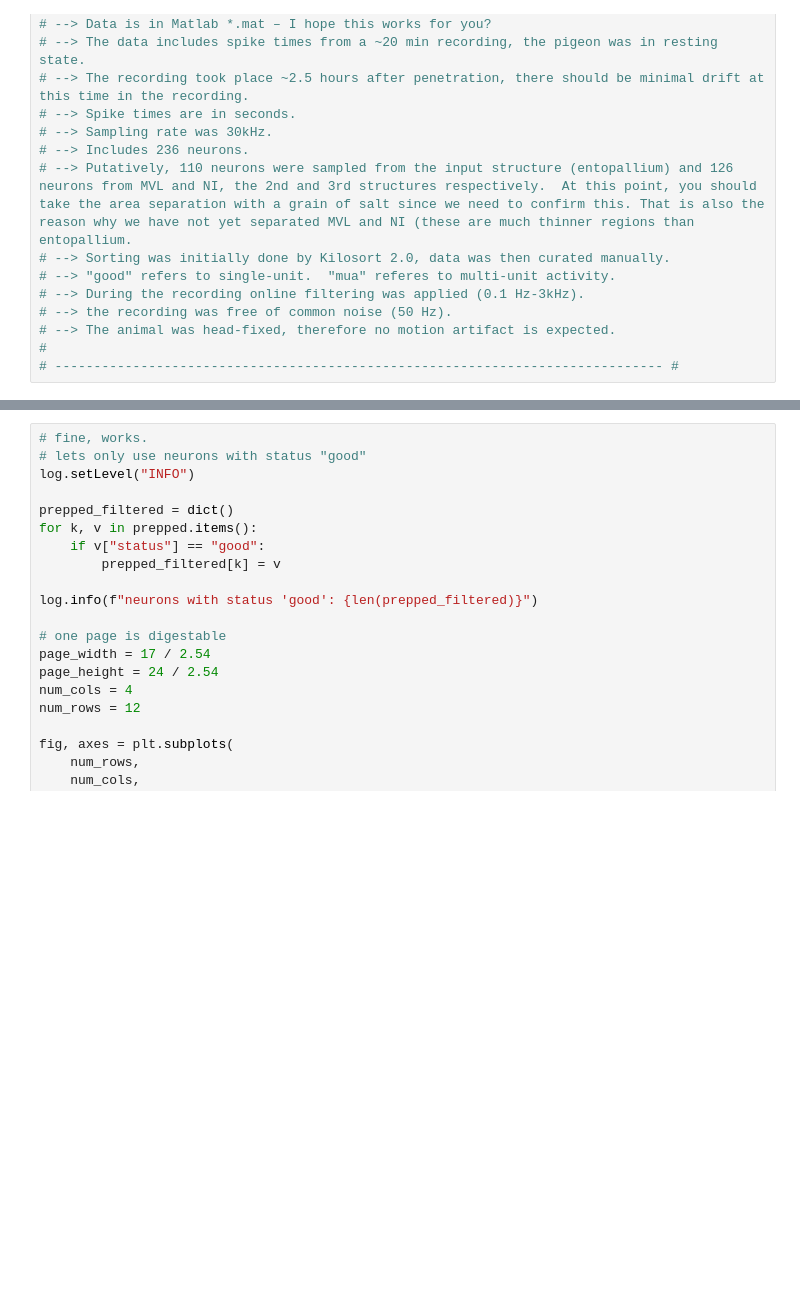
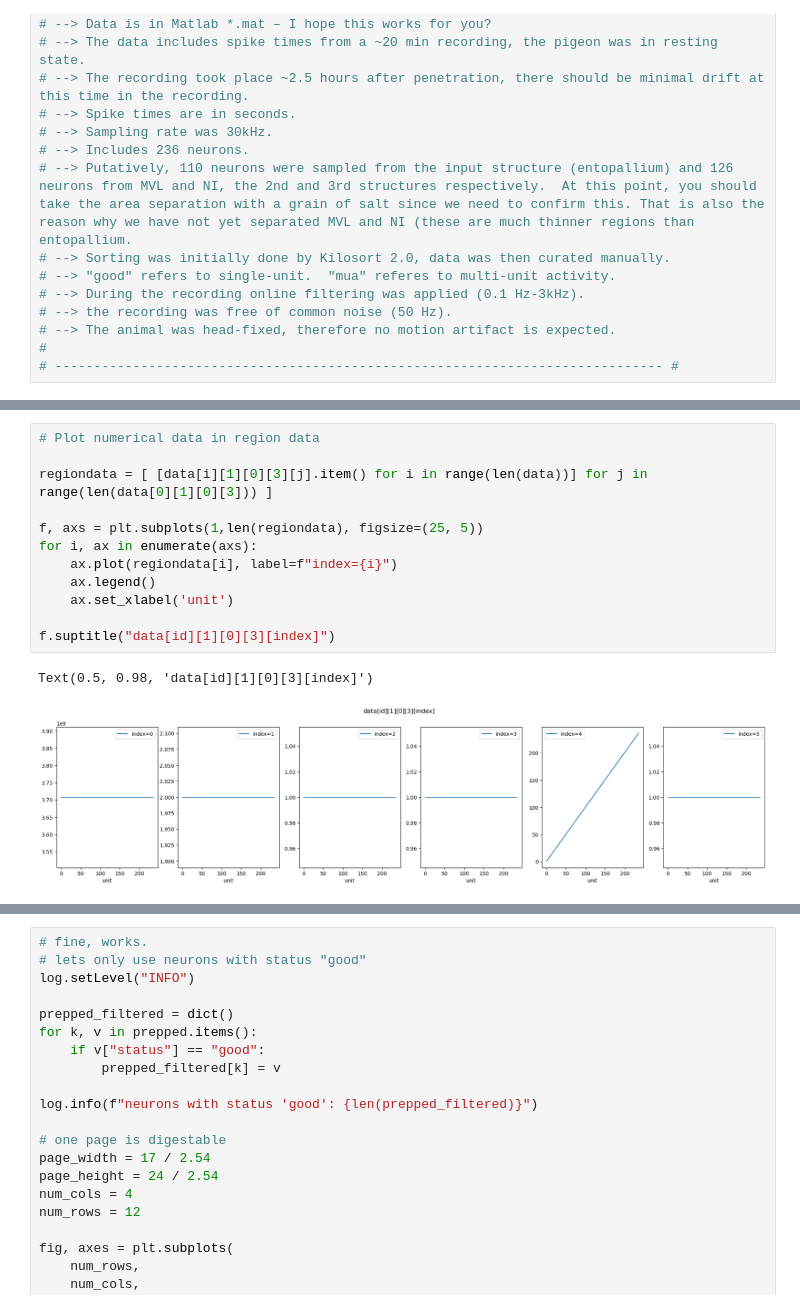
Before and after one commit to CarlosErnestoMA/mouse_visual_timescales, a Jupyter notebook: pigeon_data/scratchpad.ipynb, the cells around one changed output, grey strips where cells are left out. Cells and saved outputs as stored; diff of their text form; blank space fills up the shorter version.

```diff
--- a/pigeon_data/scratchpad.ipynb
+++ b/pigeon_data/scratchpad.ipynb
@@ -47 +165,16 @@ for n_id in range(0, len(data)):
+# %%
+# Plot numerical data in region data
+
+regiondata = [ [data[i][1][0][3][j].item() for i in range(len(data))] for j in range(len(data[0][1][0][3])) ]
+
+f, axs = plt.subplots(1,len(regiondata), figsize=(25, 5))
+for i, ax in enumerate(axs):
+    ax.plot(regiondata[i], label=f"index={i}")
+    ax.legend()
+    ax.set_xlabel('unit')
+
+f.suptitle("data[id][1][0][3][index]")
+# %% [output]
+Text(0.5, 0.98, 'data[id][1][0][3][index]')
+[figure, added]
 # %%
```
Also changed, not shown: parts of 20 cells of this notebook, 1 other file.
